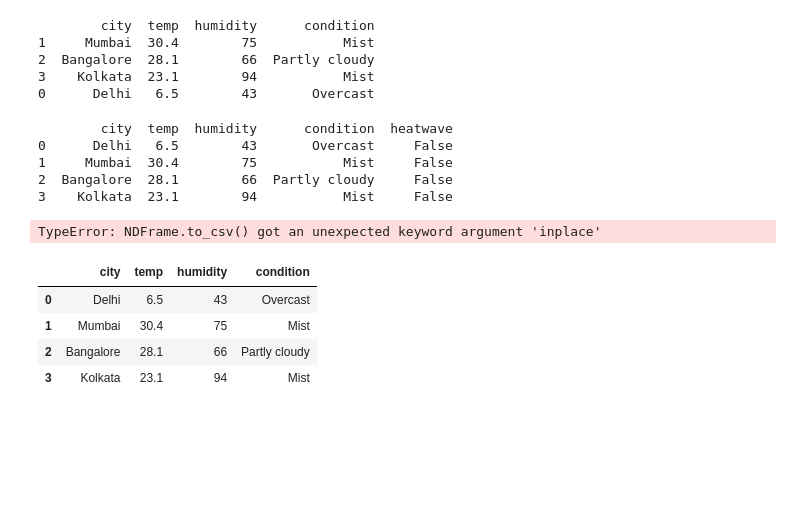
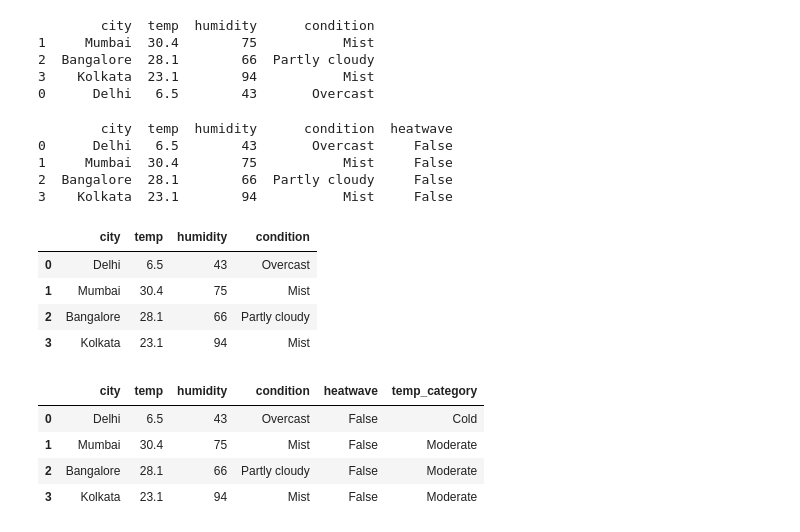
Before and after one commit to Ayushb1234/Working-With-Datasets, a Jupyter notebook: python_data.ipynb, the cells around one changed output. Drawn from its saved outputs; the diff is of its cells as text; code cells hidden in the pictures; blank space fills up the shorter version.

```diff
--- a/python_data.ipynb
+++ b/python_data.ipynb
@@ -169,15 +169,12 @@ print(sorts)
 # %%
 df["heatwave"] = (df["temp"] > 35) & (df["humidity"] < 50)
 print(df)
-
-df.to_csv("latest_dataset.csv", inplace=True)
 # %% [output]
         city  temp  humidity      condition  heatwave
 0      Delhi   6.5        43       Overcast     False
 1     Mumbai  30.4        75           Mist     False
 2  Bangalore  28.1        66  Partly cloudy     False
 3    Kolkata  23.1        94           Mist     False
-TypeError: NDFrame.to_csv() got an unexpected keyword argument 'inplace'
 # %%
 new.head()
 # %% [output]
@@ -188,0 +188,18 @@ new.head()
+# %%
+def categorize(row):
+    if row["temp"] > 35:
+        return "Hot"
+    elif row["temp"] < 20:
+        return "Cold"
+    else:
+        return "Moderate"
+
+df["temp_category"] = df.apply(categorize, axis=1)
+# %%
+df.head()
+# %% [output]
+|  | city | temp | humidity | condition | heatwave | temp_category |
+| 0 | Delhi | 6.5 | 43 | Overcast | False | Cold |
+| 1 | Mumbai | 30.4 | 75 | Mist | False | Moderate |
+| 2 | Bangalore | 28.1 | 66 | Partly cloudy | False | Moderate |
+| 3 | Kolkata | 23.1 | 94 | Mist | False | Moderate |
```
Also changed, not shown: parts of 1 cell of this notebook, 19 other files.
